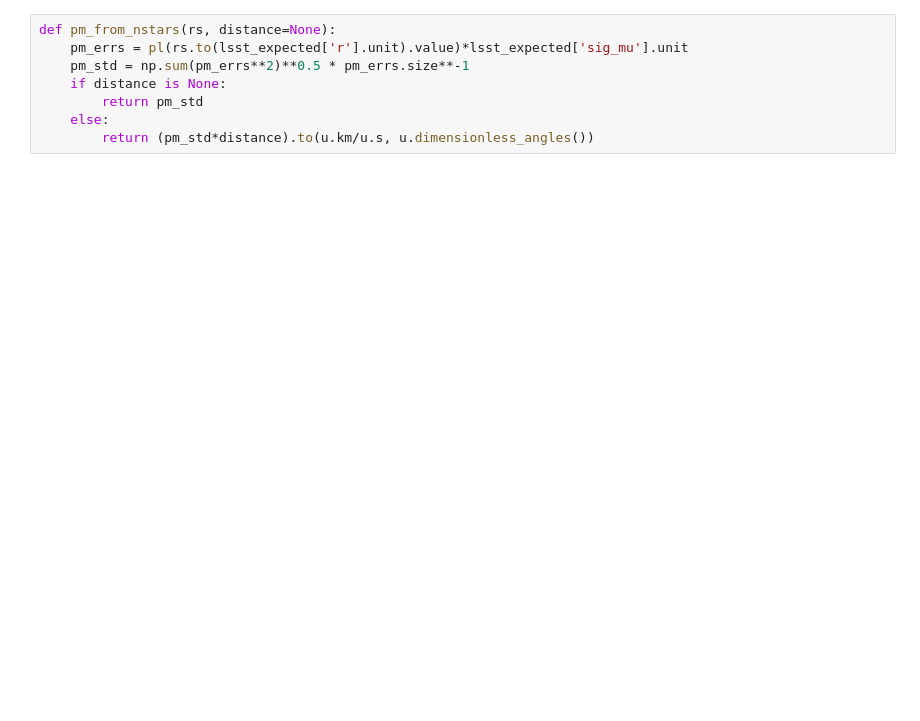
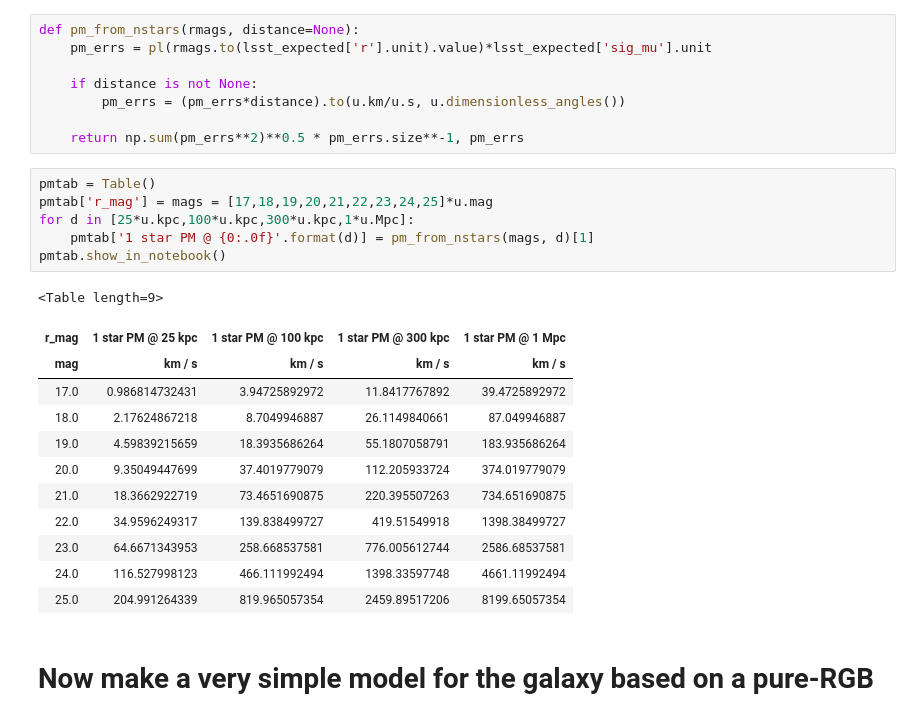
Before and after one commit to eteq/lsst_experiments, a Jupyter notebook: Proper Motion estimates.ipynb, the cells around one changed output. Drawn from its saved outputs; the diff is of its cells as text; blank space fills up the shorter version.

```diff
--- a/Proper Motion estimates.ipynb
+++ b/Proper Motion estimates.ipynb
@@ -56,8 +62,29 @@ pl
 # %%
-def pm_from_nstars(rs, distance=None):
-    pm_errs = pl(rs.to(lsst_expected['r'].unit).value)*lsst_expected['sig_mu'].unit
-    pm_std = np.sum(pm_errs**2)**0.5 * pm_errs.size**-1
-    if distance is None:
-        return pm_std
-    else:
-        return (pm_std*distance).to(u.km/u.s, u.dimensionless_angles())
+def pm_from_nstars(rmags, distance=None):
+    pm_errs = pl(rmags.to(lsst_expected['r'].unit).value)*lsst_expected['sig_mu'].unit
+
+    if distance is not None:
+        pm_errs = (pm_errs*distance).to(u.km/u.s, u.dimensionless_angles())
+
+    return np.sum(pm_errs**2)**0.5 * pm_errs.size**-1, pm_errs
+# %%
+pmtab = Table()
+pmtab['r_mag'] = mags = [17,18,19,20,21,22,23,24,25]*u.mag
+for d in [25*u.kpc,100*u.kpc,300*u.kpc,1*u.Mpc]:
+    pmtab['1 star PM @ {0:.0f}'.format(d)] = pm_from_nstars(mags, d)[1]
+pmtab.show_in_notebook()
+# %% [output]
+<Table length=9>
+| r_mag | 1 star PM @ 25 kpc | 1 star PM @ 100 kpc | 1 star PM @ 300 kpc | 1 star PM @ 1 Mpc |
+| mag | km / s | km / s | km / s | km / s |
+| 17.0 | 0.986814732431 | 3.94725892972 | 11.8417767892 | 39.4725892972 |
+| 18.0 | 2.17624867218 | 8.7049946887 | 26.1149840661 | 87.049946887 |
+| 19.0 | 4.59839215659 | 18.3935686264 | 55.1807058791 | 183.935686264 |
+| 20.0 | 9.35049447699 | 37.4019779079 | 112.205933724 | 374.019779079 |
+| 21.0 | 18.3662922719 | 73.4651690875 | 220.395507263 | 734.651690875 |
+| 22.0 | 34.9596249317 | 139.838499727 | 419.51549918 | 1398.38499727 |
+| 23.0 | 64.6671343953 | 258.668537581 | 776.005612744 | 2586.68537581 |
+| 24.0 | 116.527998123 | 466.111992494 | 1398.33597748 | 4661.11992494 |
+| 25.0 | 204.991264339 | 819.965057354 | 2459.89517206 | 8199.65057354 |
+# %% [markdown]
+# Now make a very simple model for the galaxy based on a pure-RGB
```
Also changed, not shown: parts of 14 cells of this notebook.
